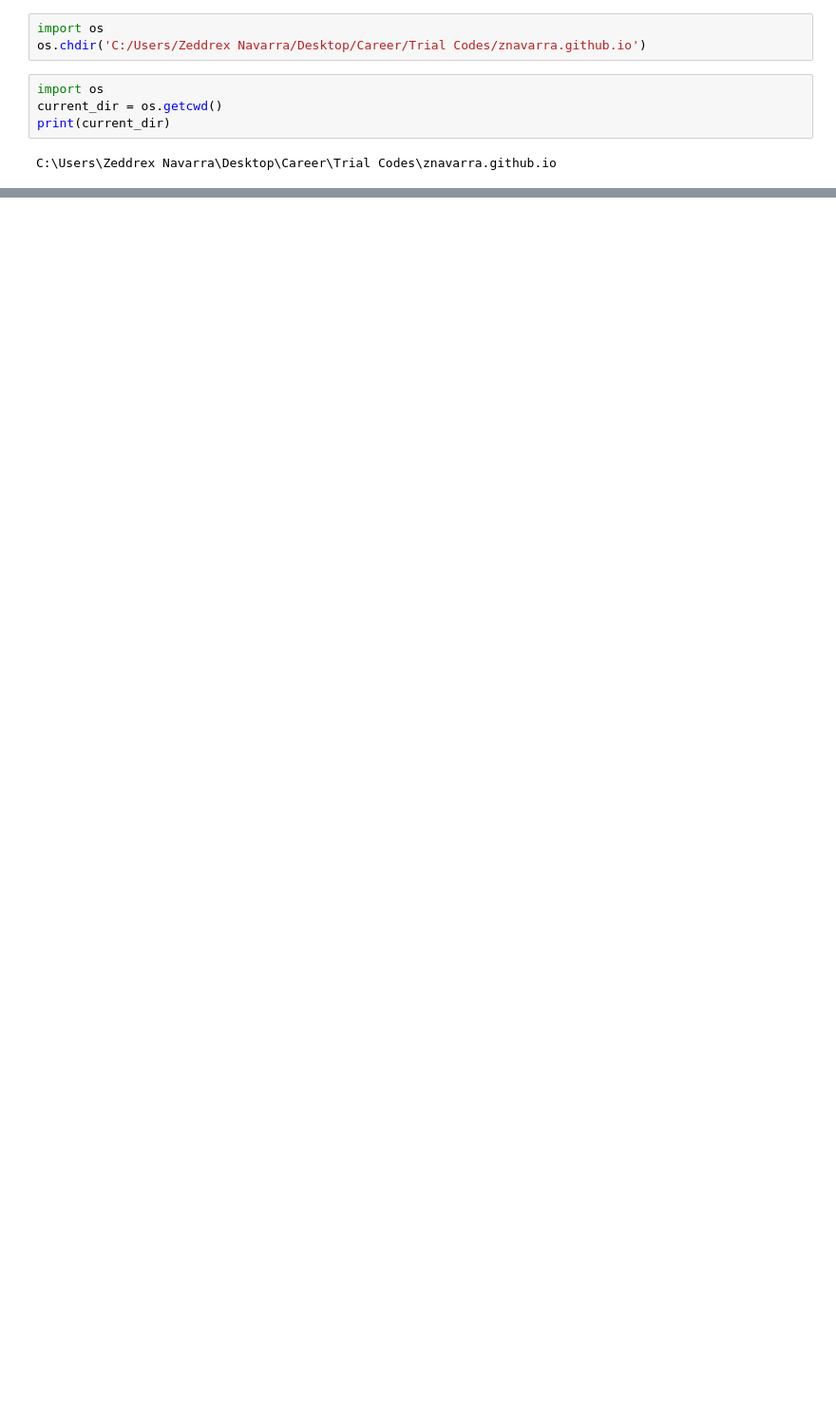
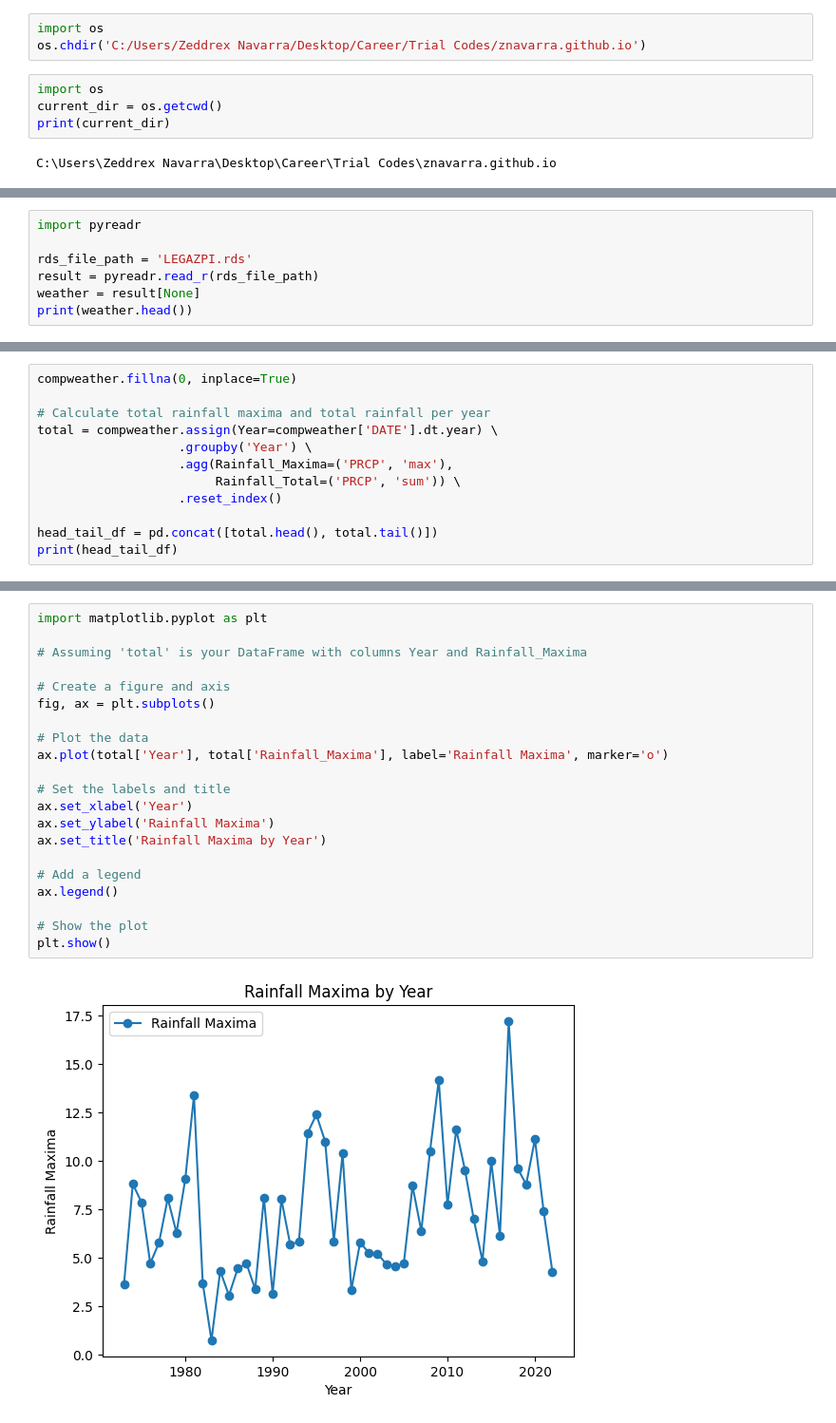
Before and after one commit to znavarra/znavarra.github.io, a Jupyter notebook: python.ipynb, the cells around one changed output, grey strips where cells are left out. Shown: that part at 95% size. Drawn from its saved outputs; the diff is of its cells as text; blank space fills up the shorter version.

Commit message:
added graphs

```diff
--- a/python.ipynb
+++ b/python.ipynb
@@ -47,0 +10,7 @@ memory usage: 677.5+ KB
+# %%
+import pyreadr
+
+rds_file_path = 'LEGAZPI.rds'
+result = pyreadr.read_r(rds_file_path)
+weather = result[None]
+print(weather.head())
@@ -47,0 +117,12 @@ memory usage: 677.5+ KB
+# %%
+compweather.fillna(0, inplace=True)
+
+# Calculate total rainfall maxima and total rainfall per year
+total = compweather.assign(Year=compweather['DATE'].dt.year) \
+                   .groupby('Year') \
+                   .agg(Rainfall_Maxima=('PRCP', 'max'),
+                        Rainfall_Total=('PRCP', 'sum')) \
+                   .reset_index()
+
+head_tail_df = pd.concat([total.head(), total.tail()])
+print(head_tail_df)
@@ -47,0 +141,23 @@ memory usage: 677.5+ KB
+# %%
+import matplotlib.pyplot as plt
+
+# Assuming 'total' is your DataFrame with columns Year and Rainfall_Maxima
+
+# Create a figure and axis
+fig, ax = plt.subplots()
+
+# Plot the data
+ax.plot(total['Year'], total['Rainfall_Maxima'], label='Rainfall Maxima', marker='o')
+
+# Set the labels and title
+ax.set_xlabel('Year')
+ax.set_ylabel('Rainfall Maxima')
+ax.set_title('Rainfall Maxima by Year')
+
+# Add a legend
+ax.legend()
+
+# Show the plot
+plt.show()
+# %% [output]
+[figure, added]
```
Also changed, not shown: parts of 15 cells of this notebook.
